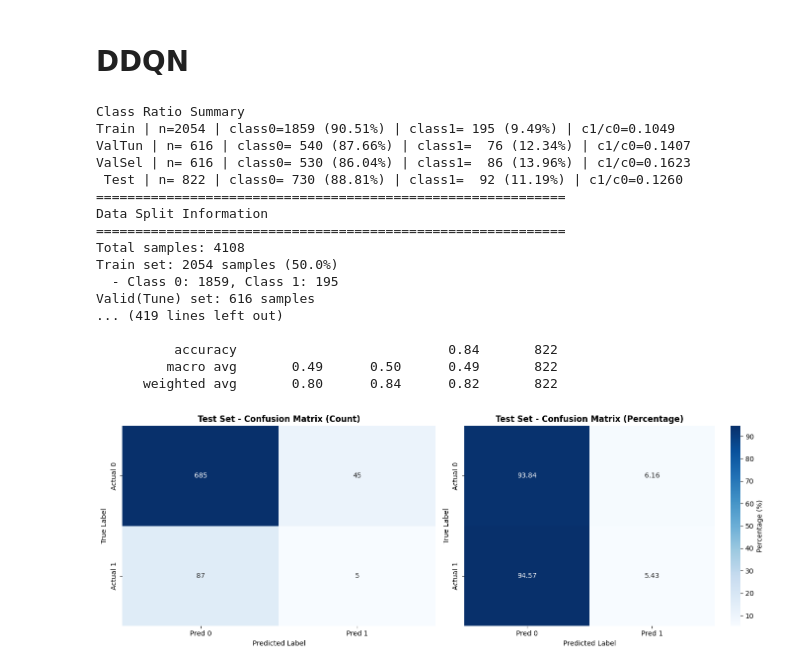
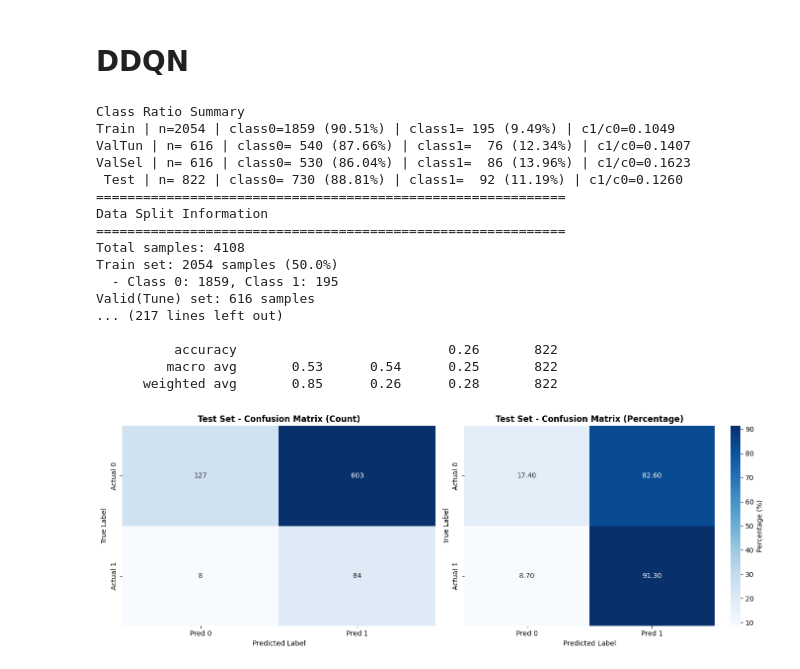
Before and after one commit to Dooman-cloud/TS-RL---, a Jupyter notebook: notebooks/experiments/Encoder_DDQN.ipynb, the cells around one changed output. Saved outputs shown, nothing was run; the diff lists cells and outputs as text; code cells hidden in the pictures.

Commit message:
(수정) DDQN 최신화, 데이터 정제 최신화

```diff
--- a/notebooks/experiments/Encoder_DDQN.ipynb
+++ b/notebooks/experiments/Encoder_DDQN.ipynb
@@ -6,7 +6,6 @@
 import random
 from collections import deque
 from pathlib import Path
-
 import numpy as np
 import pandas as pd
 import torch
@@ -16,7 +15,7 @@ import torch.optim as optim
 
 
 # boruta에서 선택된 데이터 불러오기
-dat = pd.read_csv("../../data/processed/data_final_shift.csv", index_col=0)
+dat = pd.read_csv("../../data/processed/data_vif.csv", index_col=0)
 # Label을 0/1로 변환 (Low risk=0, High risk=1)
 label_norm = dat['Risk_Label'].astype(str).str.strip().str.lower()
 label_map = {'low risk': 0, 'high risk': 1}
@@ -164,7 +163,8 @@ feature_cols = [c for c in dat.select_dtypes(include=[np.number]).columns if c !
 if len(feature_cols) == 0:
     raise ValueError("학습에 사용할 수치형 feature가 없습니다.")
 
-risk_label_data = dat[risk_label_col].fillna(0).astype(int).to_numpy()
+# Map 'Low Risk' to 0 and 'High Risk' to 1, then fill any remaining NaNs with 0 (Low Risk)
+risk_label_data = dat[risk_label_col].map({'Low Risk': 0, 'High Risk': 1}).fillna(0).astype(int).to_numpy()
 feature_data_raw = dat[feature_cols].fillna(0.0).to_numpy()
 n_steps = len(dat)
 
@@ -262,9 +262,9 @@ from itertools import product
 from sklearn.metrics import confusion_matrix
 
 param_grid = {
-    'gamma': [0.9, 0.95, 0.99],
-    'lr': [1e-4, 5e-4, 1e-3],
-    'epsilon_decay': [0.99, 0.995, 0.999],
+    'gamma': [0.9, 0.99],
+    'lr': [1e-4, 1e-3],
+    'epsilon_decay': [0.99, 0.999],
     'batch_size': [32, 64],
 }
 
@@ -284,8 +284,8 @@ print("\n" + "=" * 80)
 print(f"HYPERPARAMETER GRID SEARCH (Total: {len(param_combinations)} combinations)")
 print("=" * 80)
 
-patience = 25
-min_episodes = 60
+patience = 25 # Increased from 15
+min_episodes = 60 # Increased from 40
 best_overall_select_gmean = 0.0
 best_overall_params = None
 
@@ -308,9 +308,10 @@ for idx, params in enumerate(param_combinations):
         epsilon_decay=epsilon_decay,
     )
 
-    episodes_tune = 150
+    episodes_tune = 150 # Increased from 100
     max_steps_tune = 500
     best_tune_gmean = 0.0
+    tune_gmean_history = []  # ← 추가
     patience_counter = 0
 
     for ep in range(1, episodes_tune + 1):
@@ -344,7 +345,8 @@ for idx, params in enumerate(param_combinations):
                     valid_pred.append(action)
 
             valid_pred = np.array(valid_pred)
-            tune_gmean, tune_sensitivity, tune_specificity = compute_gmean(valid_tune_label, valid_pred)
+            tune_gmean, tune_sensitivity, tune_specificity = compute_gmean(valid_tune_label_seq, valid_pred)
+            tune_gmean_history.append(tune_gmean)  # ← 추가
             agent_tune.online_net.train()
 
             if tune_gmean > best_tune_gmean:
@@ -371,26 +373,30 @@ for idx, params in enumerate(param_combinations):
     valid_select_pred = np.array(valid_select_pred)
     select_gmean, select_sensitivity, select_specificity = compute_gmean(valid_select_label, valid_select_pred)
 
+    mean_tune_gmean = float(np.mean(tune_gmean_history)) if len(tune_gmean_history) > 0 else 0.0  # ← 추가
+
+
     grid_search_results.append({
         'params': param_dict,
         'best_tune_gmean': best_tune_gmean,
+        'mean_tune_gmean': mean_tune_gmean,
         'select_gmean': select_gmean,
         'select_sensitivity': select_sensitivity,
         'select_specificity': select_specificity,
     })
 
-    if select_gmean > best_overall_select_gmean:
-        best_overall_select_gmean = select_gmean
+    if mean_tune_gmean > best_overall_mean_tune_gmean:  # ← 변경
+        best_overall_mean_tune_gmean = mean_tune_gmean  # ← 변경
         best_overall_params = param_dict
 
-grid_search_results.sort(key=lambda x: x['select_gmean'], reverse=True)
+grid_search_results.sort(key=lambda x: x['mean_tune_gmean'], reverse=True)  # ← 변경
+
 
 print("\n" + "=" * 80)
 print("TOP 5 HYPERPARAMETERS")
 print("=" * 80)
 for i, result in enumerate(grid_search_results[:5]):
-    print(f"{i+1}. Select G-mean: {result['select_gmean']:.4f} | Tune Best: {result['best_tune_gmean']:.4f} | Params: {result['params']}")
-
+    print(f"{i+1}. Mean Tune G-mean: {result['mean_tune_gmean']:.4f} | Tune Best: {result['best_tune_gmean']:.4f} | Select G-mean: {result['select_gmean']:.4f} | Params: {result['params']}")  # ← 변경
 print("\n" + "=" * 80)
 print("BEST HYPERPARAMETERS")
 print("=" * 80)
@@ -414,7 +420,7 @@ agent = DDQNAgent(
     epsilon_decay=best_overall_params['epsilon_decay'],
 )
 
-episodes = 250
+episodes = 600 # Increased from 250
 max_steps = 500
 scores = []
 valid_scores = []
@@ -561,57 +567,37 @@ with torch.no_grad():
         valid_predictions.append(action)
 
 valid_predictions = np.array(valid_predictions)
 cm_valid = confusion_matrix(valid_select_label, valid_predictions, labels=[0, 1])
 tn_v, fp_v, fn_v, tp_v = cm_valid.ravel()
 sensitivity_valid = tp_v / (tp_v + fn_v) if (tp_v + fn_v) > 0 else 0
-specificity_valid = tn_v / (tn_v + fp_v) if (tn_v + fp_v) > 0 else 0
+specificity_valid = tn_v / (tn_v + fp_v) if (tn_v + fp_v) > 0 else 0 # Corrected: should be based on its own fp_v
 gmean_valid = np.sqrt(sensitivity_valid * specificity_valid)
 
 print(f"\nValidation(Selection) Set - G-mean: {gmean_valid:.4f}")
 print(f"Test Set - G-mean: {gmean_test:.4f}")
 print(f"Difference (Valid - Test): {gmean_valid - gmean_test:.4f}")
 print("\nValidation Confusion Matrix:")
 print(cm_valid)
 print("\nTest Confusion Matrix:")
 print(cm_test)
 print("=" * 60)
-
-
-# ---- Save DDQN checkpoint for VaR_ML re-inference ----
-checkpoint = {
-    "state_dict": agent.online_net.state_dict(),
-    "state_dim": state_dim,
-    "action_dim": action_dim,
-    "feature_cols": feature_cols,
-
-    # MinMaxScaler transform: X_scaled = X * scale_ + min_
-    "scaler_scale": scaler.scale_.astype(np.float32),
-    "scaler_min": scaler.min_.astype(np.float32),
-}
-
-ckpt_path = Path("../../data/processed/ddqn_checkpoint.pt")
-ckpt_path.parent.mkdir(parents=True, exist_ok=True)
-torch.save(checkpoint, ckpt_path)
-
-print(f"Saved DDQN checkpoint: {ckpt_path.resolve()}")
-print(f"state_dim={state_dim}, action_dim={action_dim}, n_features={len(feature_cols)}")
 # %% [output]
 Class Ratio Summary
 Train | n=2054 | class0=1859 (90.51%) | class1= 195 (9.49%) | c1/c0=0.1049
 ValTun | n= 616 | class0= 540 (87.66%) | class1=  76 (12.34%) | c1/c0=0.1407
 ValSel | n= 616 | class0= 530 (86.04%) | class1=  86 (13.96%) | c1/c0=0.1623
  Test | n= 822 | class0= 730 (88.81%) | class1=  92 (11.19%) | c1/c0=0.1260
 ============================================================
 Data Split Information
 ============================================================
 Total samples: 4108
 Train set: 2054 samples (50.0%)
   - Class 0: 1859, Class 1: 195
 Valid(Tune) set: 616 samples
-... (419 lines left out)
+... (217 lines left out)
 
-          accuracy                           0.84       822
-         macro avg       0.49      0.50      0.49       822
-      weighted avg       0.80      0.84      0.82       822
+          accuracy                           0.26       822
+         macro avg       0.53      0.54      0.25       822
+      weighted avg       0.85      0.26      0.28       822
-[figure, old version]
+[figure, new version]
 상세 메트릭 (Test Set):
```
Also changed, not shown: parts of 1 cell of this notebook, 5 other files.
